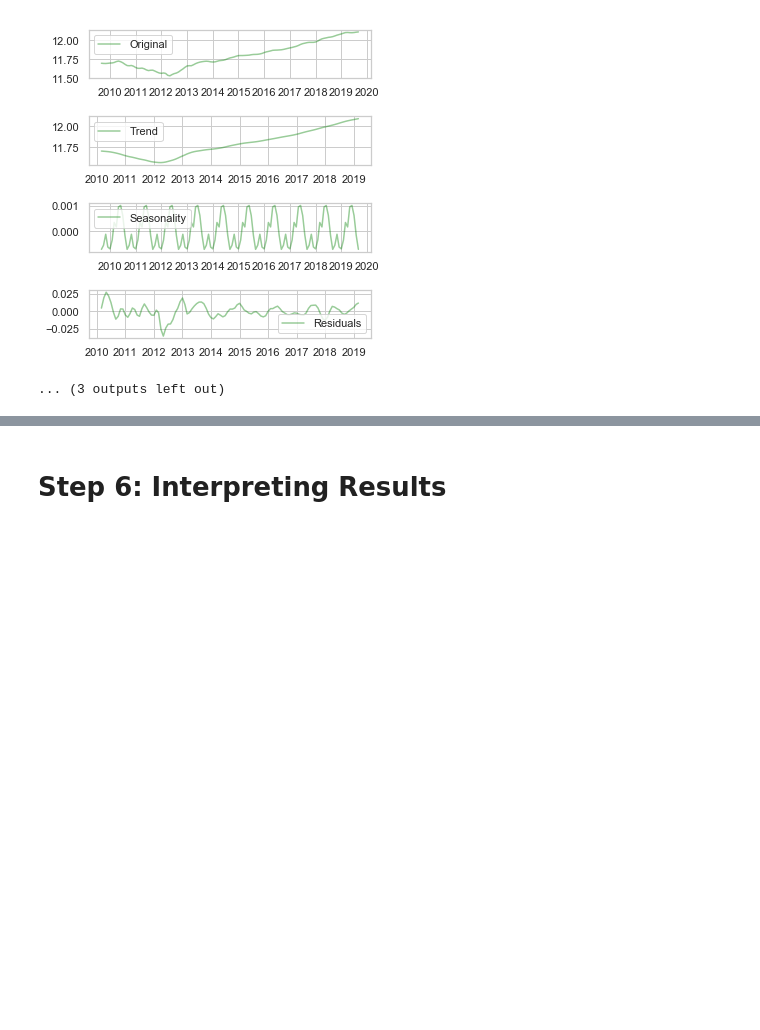
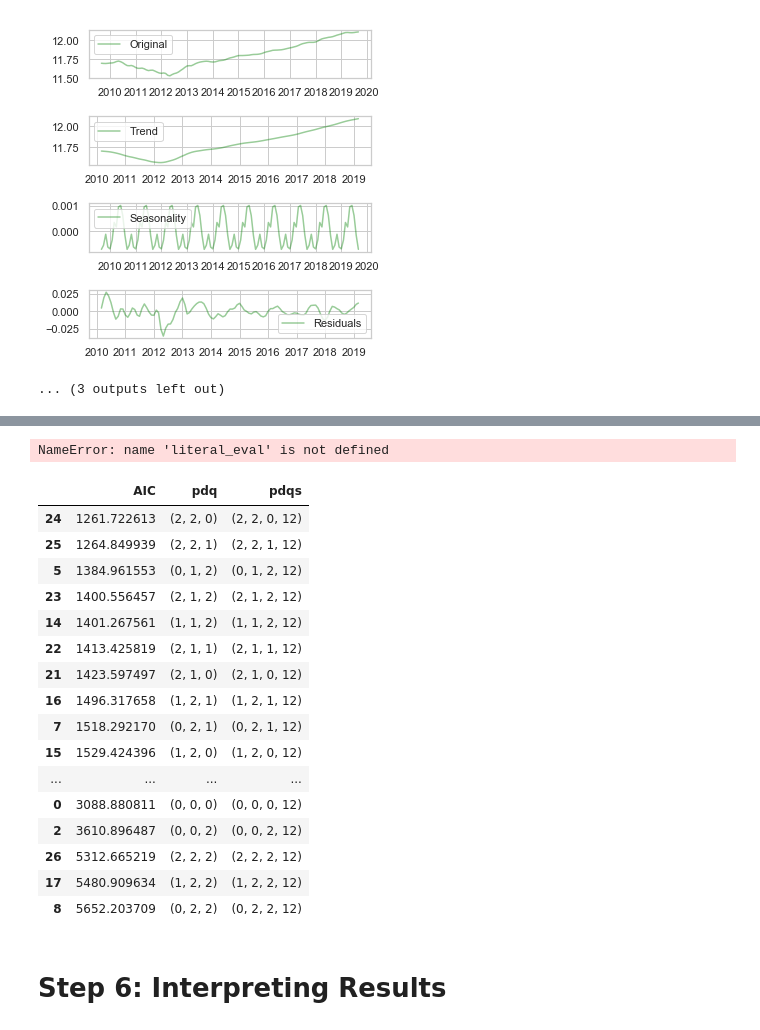
Before and after one commit to Francismorales/Time_Series_Forecasting_RealEstateNWA, a Jupyter notebook: mod_4_starter_notebook.ipynb, the cells around one changed output, grey strips where cells are left out. Saved outputs shown, nothing was run; the diff lists cells and outputs as text; code cells hidden in the pictures; blank space fills up the shorter version.

```diff
--- a/mod_4_starter_notebook.ipynb
+++ b/mod_4_starter_notebook.ipynb
@@ -932,19 +932,3 @@ ADF Statistic Residual: -2.787899
 p-value: 0.060023
 [figure]
 ... (3 outputs left out)
-# %%
-# Create an empty list to contain the optimal order (p,d,q) and seasonal order (p,d,q,12)
-optimal_order_adams = []
-optimal_seasonal_order_adams = []
-
-# For each zipcode, select the optimal order and append it to the relevant list
-for i in range(0,len(adams_train)):
-
-    optimal = optimise_sarimax(adams_train[i], 3,2,2)
-    optimal.reset_index(inplace=True)
-
-    order = literal_eval(optimal['pdq'][0])
-    seasonal_order = literal_eval(optimal['pdqs'][0])
-
-    optimal_order_adams.append(order)
-    optimal_seasonal_order_adams.append(seasonal_order)
@@ -977,6 +975,46 @@ def optimise_sarimax(df, p, d, q):
     results_df.sort_values(by=['AIC'], ascending = True, inplace=True)
 
     return results_df
+# %%
+# Create an empty list to contain the optimal order (p,d,q) and seasonal order (p,d,q,12)
+diff_optimal_order = []
+diff_optimal_seasonal_order = []
+
+# For each zipcode, select the optimal order and append it to the relevant list
+for i in range(0,len(Diff_cities)):
+
+    optimal = optimise_sarimax(Diff_cities[i], 3,3,3)
+    optimal.reset_index(inplace=True)
+
+    order = literal_eval(optimal['pdq'][0])
+    seasonal_order = literal_eval(optimal['pdqs'][0])
+
+    diff_optimal_order.append(order)
+    diff_optimal_seasonal_order .append(seasonal_order)
+# %% [output]
+NameError: name 'literal_eval' is not defined
+# %%
+opt_df = optimise_sarimax(Decatur,3,3,3)
+# %%
+opt_df
+# %% [output]
+|  | AIC | pdq | pdqs |
+| 24 | 1261.722613 | (2, 2, 0) | (2, 2, 0, 12) |
+| 25 | 1264.849939 | (2, 2, 1) | (2, 2, 1, 12) |
+| 5 | 1384.961553 | (0, 1, 2) | (0, 1, 2, 12) |
+| 23 | 1400.556457 | (2, 1, 2) | (2, 1, 2, 12) |
+| 14 | 1401.267561 | (1, 1, 2) | (1, 1, 2, 12) |
+| 22 | 1413.425819 | (2, 1, 1) | (2, 1, 1, 12) |
+| 21 | 1423.597497 | (2, 1, 0) | (2, 1, 0, 12) |
+| 16 | 1496.317658 | (1, 2, 1) | (1, 2, 1, 12) |
+| 7 | 1518.292170 | (0, 2, 1) | (0, 2, 1, 12) |
+| 15 | 1529.424396 | (1, 2, 0) | (1, 2, 0, 12) |
+| ... | ... | ... | ... |
+| 0 | 3088.880811 | (0, 0, 0) | (0, 0, 0, 12) |
+| 2 | 3610.896487 | (0, 0, 2) | (0, 0, 2, 12) |
+| 26 | 5312.665219 | (2, 2, 2) | (2, 2, 2, 12) |
+| 17 | 5480.909634 | (1, 2, 2) | (1, 2, 2, 12) |
+| 8 | 5652.203709 | (0, 2, 2) | (0, 2, 2, 12) |
 # %%
 #Do the log transform and differencing for bentonville, rogers and lowell
 # %% [markdown]
```
Also changed, not shown: parts of 1 cell of this notebook.
